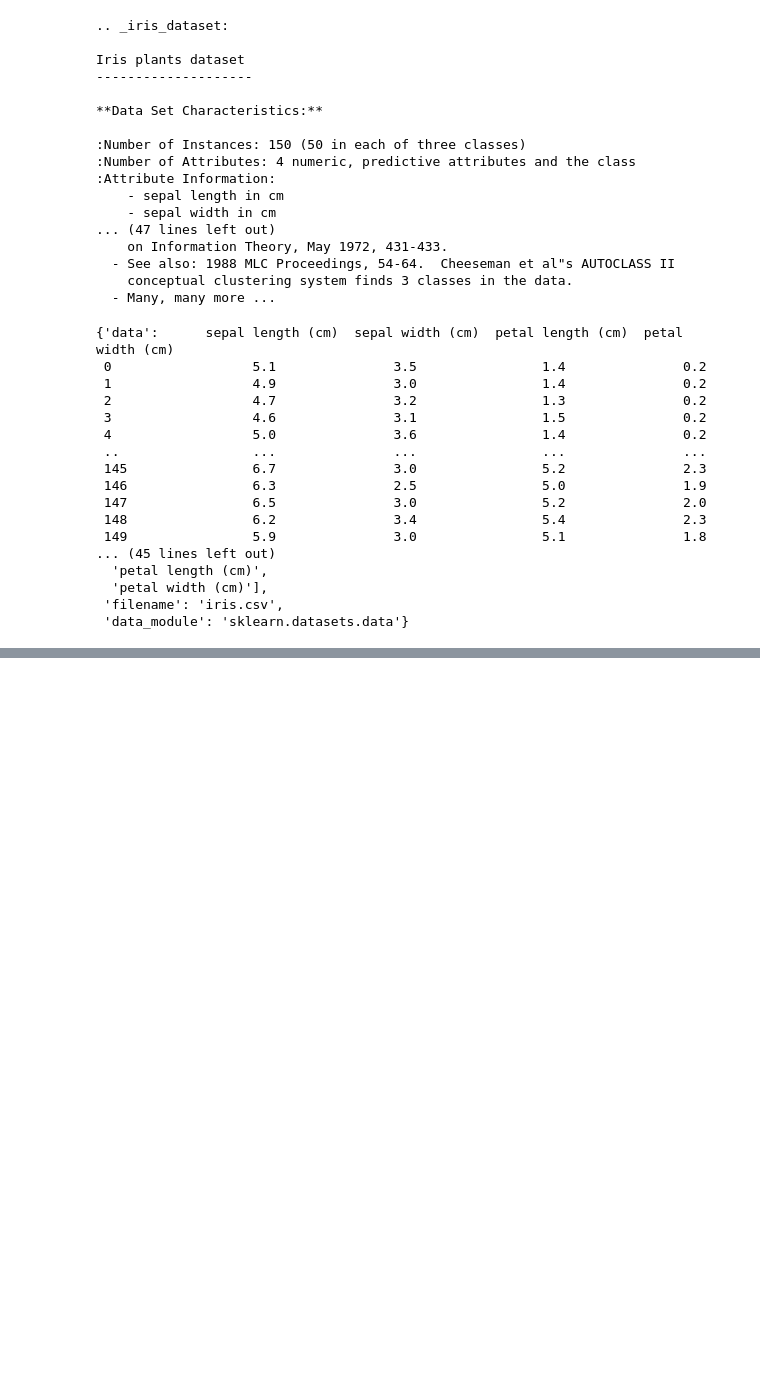
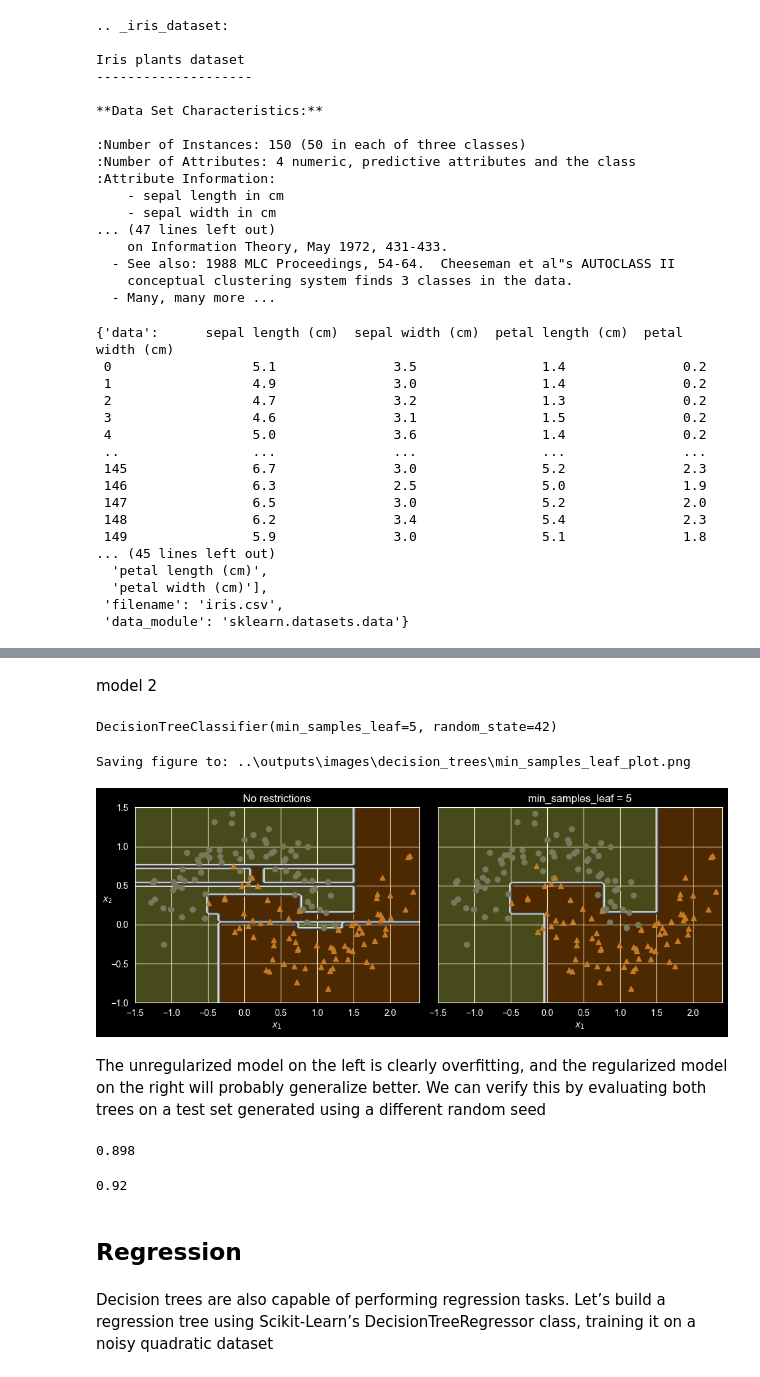
Before and after one commit to Harsh-Prajapati54/ML-Projects, a Jupyter notebook: Notebooks/Decision-Tree.ipynb, the cells around one changed output, grey strips where cells are left out. Cells and saved outputs as stored; diff of their text form; code cells hidden in the pictures; blank space fills up the shorter version.

```diff
--- a/Notebooks/Decision-Tree.ipynb
+++ b/Notebooks/Decision-Tree.ipynb
@@ -116,0 +271,67 @@ Source.from_file("../Outputs/iris_tree.dot")
+# %% [markdown]
+model 2
+# %%
+
+from sklearn.datasets import make_moons
+
+X_moons, y_moons = make_moons(n_samples=150, noise=0.2, random_state=42)
+
+tree_clf1 = DecisionTreeClassifier(random_state=42)
+tree_clf2 = DecisionTreeClassifier(min_samples_leaf=5, random_state=42)
+tree_clf1.fit(X_moons, y_moons)
+tree_clf2.fit(X_moons, y_moons)
+# %% [output]
+DecisionTreeClassifier(min_samples_leaf=5, random_state=42)
+# %%
+def plot_decision_boundary(clf, X, y, axes, cmap):
+    x1, x2 = np.meshgrid(np.linspace(axes[0], axes[1], 100),
+                         np.linspace(axes[2], axes[3], 100))
+    X_new = np.c_[x1.ravel(), x2.ravel()]
+    y_pred = clf.predict(X_new).reshape(x1.shape)
+
+    plt.contourf(x1, x2, y_pred, alpha=0.3, cmap=cmap)
+    plt.contour(x1, x2, y_pred, cmap="Greys", alpha=0.8)
+    colors = {"Wistia": ["#78785c", "#c47b27"], "Pastel1": ["red", "blue"]}
+    markers = ("o", "^")
+    for idx in (0, 1):
+        plt.plot(X[:, 0][y == idx], X[:, 1][y == idx],
+                 color=colors[cmap][idx], marker=markers[idx], linestyle="none")
+    plt.axis(axes)
+    plt.xlabel(r"$x_1$")
+    plt.ylabel(r"$x_2$", rotation=0)
+
+fig, axes = plt.subplots(ncols=2, figsize=(10, 4), sharey=True)
+plt.sca(axes[0])
+plot_decision_boundary(tree_clf1, X_moons, y_moons,
+                       axes=[-1.5, 2.4, -1, 1.5], cmap="Wistia")
+plt.title("No restrictions")
+plt.sca(axes[1])
+plot_decision_boundary(tree_clf2, X_moons, y_moons,
+                       axes=[-1.5, 2.4, -1, 1.5], cmap="Wistia")
+plt.title(f"min_samples_leaf = {tree_clf2.min_samples_leaf}")
+plt.ylabel("")
+save_fig("min_samples_leaf_plot")
+plt.show()
+# %% [output]
+Saving figure to: ..\outputs\images\decision_trees\min_samples_leaf_plot.png
+[figure, added]
+# %% [markdown]
+The unregularized model on the left is clearly overfitting, and the regularized
+model on the right will probably generalize better. We can verify this by
+evaluating both trees on a test set generated using a different random seed
+# %%
+X_moons_test, y_moons_test = make_moons(n_samples=1000, noise=0.2,
+                                        random_state=43)
+tree_clf1.score(X_moons_test, y_moons_test)
+# %% [output]
+0.898
+# %%
+tree_clf2.score(X_moons_test, y_moons_test)
+# %% [output]
+0.92
+# %% [markdown]
+ ## Regression
+# %% [markdown]
+Decision trees are also capable of performing regression tasks. Let’s build a
+regression tree using Scikit-Learn’s DecisionTreeRegressor class, training it
+on a noisy quadratic dataset
```
Also changed, not shown: parts of 31 cells of this notebook.
